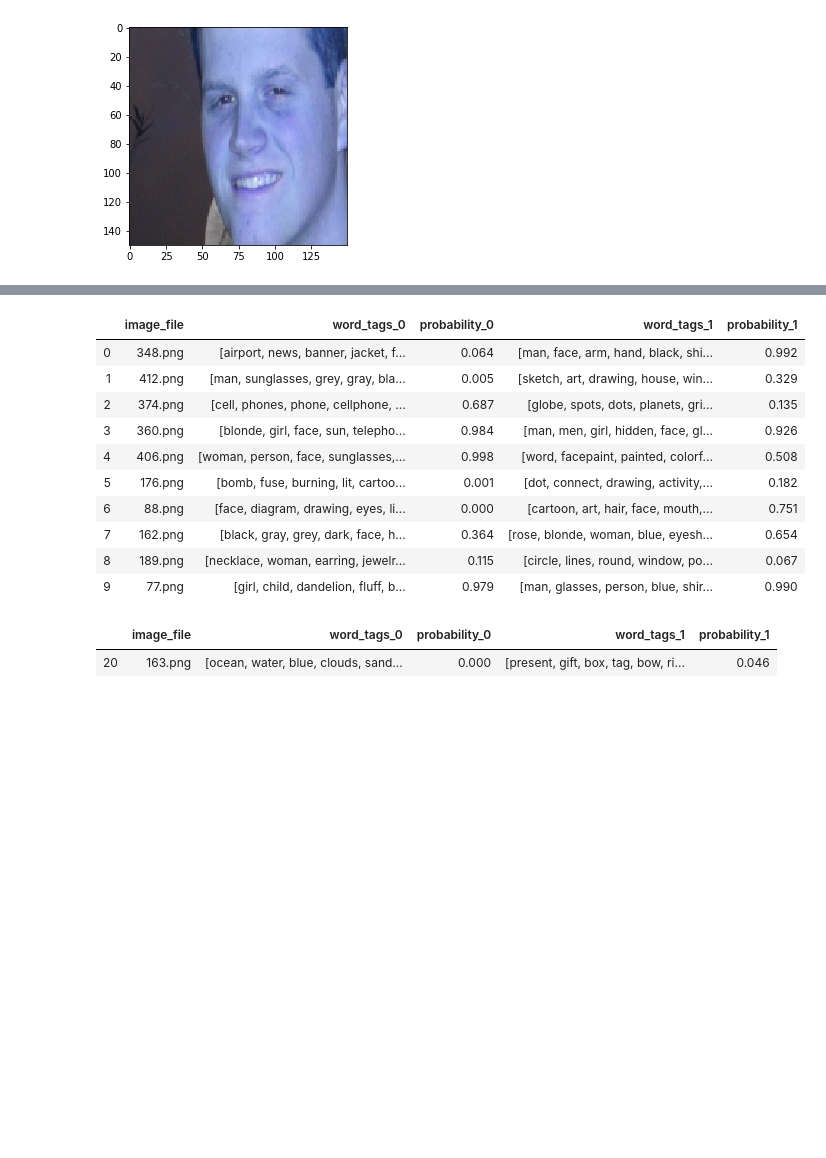
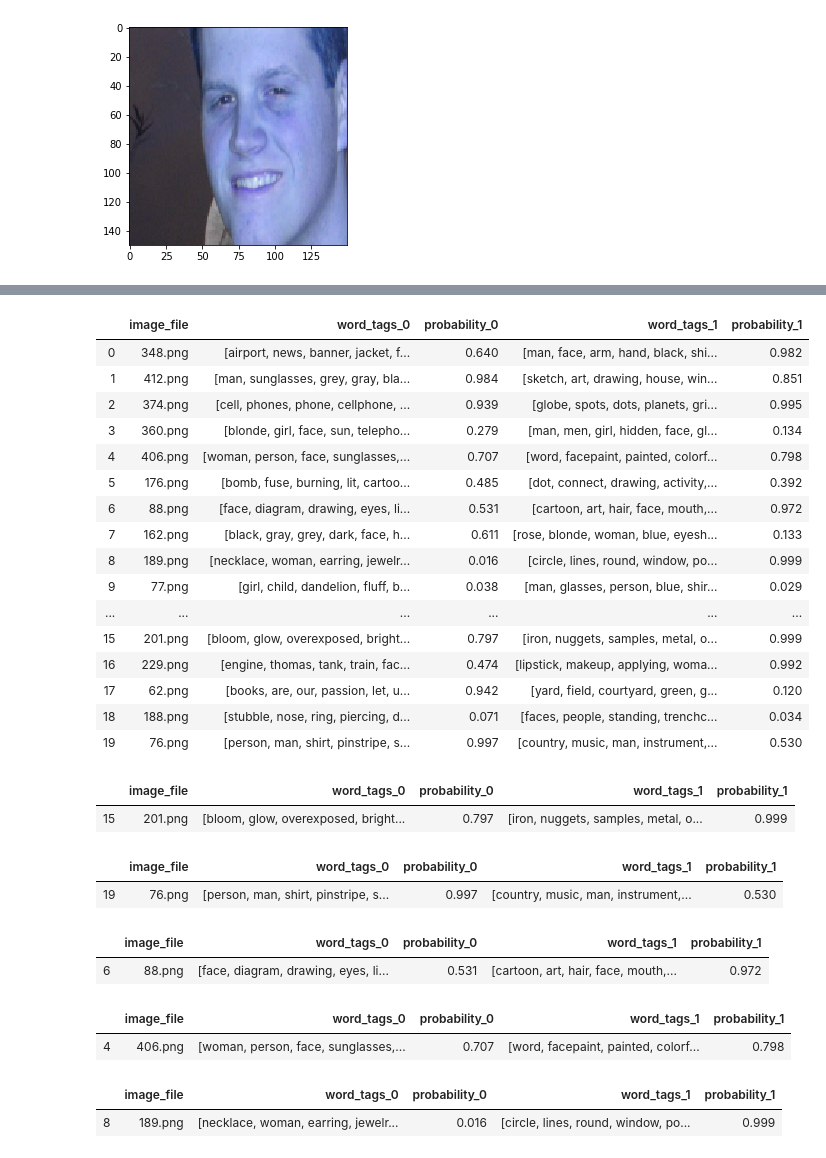
Before and after one commit to yzzhang/machine-learning, a Jupyter notebook: deep_learning/multi_input_transfer_learning/multi-input-models.ipynb, the cells around one changed output, grey strips where cells are left out. Saved outputs shown, nothing was run; the diff lists cells and outputs as text; code cells hidden in the pictures; blank space fills up the shorter version.

```diff
--- a/deep_learning/multi_input_transfer_learning/multi-input-models.ipynb
+++ b/deep_learning/multi_input_transfer_learning/multi-input-models.ipynb
@@ -507 +480,7 @@ y_predict_arr_2 = np.array(y_predict_2)
+# %%
+y_predict_0 = loaded_model.predict([X_image_test, X_tag_test_0])
+y_predict_1 = loaded_model.predict([X_image_test, X_tag_test_1])
+# %%
+y_predict_arr_0 = np.array(y_predict_0)
+y_predict_arr_1 = np.array(y_predict_1)
 # %%
@@ -572,5 +556,5 @@ word_tags_1
 # %%
-idx = 4 # idx 20 - 163.png
+idx = 20 # 163.png
 plt.imshow(X_image_test[idx])
 # %% [output]
 <matplotlib.image.AxesImage at 0x...>
@@ -617,27 +599,53 @@ testing_size = y_predict_arr_1.shape[0]
 for idx in range(testing_size):
     imgfile= test_image_label_df.iloc[idx]['image_file']
     predict_map['image_file'].append(imgfile)
-    predict_map['word_tags_0'].append(test_image_label_df.iloc[idx]['word_tags_1'])
-    predict_map['word_tags_1'].append(test_image_label_df.iloc[idx]['word_tags_2'])
-    predict_map['probability_0'].append('{0:.3f}'.format(float(y_predict_arr_1[idx][0])))
-    predict_map['probability_1'].append('{0:.3f}'.format(float(y_predict_arr_2[idx][0])))
+    predict_map['word_tags_0'].append(test_image_label_df.iloc[idx]['word_tags_0'])
+    predict_map['word_tags_1'].append(test_image_label_df.iloc[idx]['word_tags_1'])
+    predict_map['probability_0'].append('{0:.3f}'.format(float(y_predict_arr_0[idx][0])))
+    predict_map['probability_1'].append('{0:.3f}'.format(float(y_predict_arr_1[idx][0])))
 # %%
 predict_df = pd.DataFrame(predict_map)
-predict_df.head(10)
+predict_df.head(20)
 # %% [output]
 |  | image_file | word_tags_0 | probability_0 | word_tags_1 | probability_1 |
-| 0 | 348.png | [airport, news, banner, jacket, f... | 0.064 | [man, face, arm, hand, black, shi... | 0.992 |
-| 1 | 412.png | [man, sunglasses, grey, gray, bla... | 0.005 | [sketch, art, drawing, house, win... | 0.329 |
-| 2 | 374.png | [cell, phones, phone, cellphone, ... | 0.687 | [globe, spots, dots, planets, gri... | 0.135 |
-| 3 | 360.png | [blonde, girl, face, sun, telepho... | 0.984 | [man, men, girl, hidden, face, gl... | 0.926 |
-| 4 | 406.png | [woman, person, face, sunglasses,... | 0.998 | [word, facepaint, painted, colorf... | 0.508 |
-| 5 | 176.png | [bomb, fuse, burning, lit, cartoo... | 0.001 | [dot, connect, drawing, activity,... | 0.182 |
-| 6 | 88.png | [face, diagram, drawing, eyes, li... | 0.000 | [cartoon, art, hair, face, mouth,... | 0.751 |
-| 7 | 162.png | [black, gray, grey, dark, face, h... | 0.364 | [rose, blonde, woman, blue, eyesh... | 0.654 |
-| 8 | 189.png | [necklace, woman, earring, jewelr... | 0.115 | [circle, lines, round, window, po... | 0.067 |
-| 9 | 77.png | [girl, child, dandelion, fluff, b... | 0.979 | [man, glasses, person, blue, shir... | 0.990 |
+| 0 | 348.png | [airport, news, banner, jacket, f... | 0.640 | [man, face, arm, hand, black, shi... | 0.982 |
+| 1 | 412.png | [man, sunglasses, grey, gray, bla... | 0.984 | [sketch, art, drawing, house, win... | 0.851 |
+| 2 | 374.png | [cell, phones, phone, cellphone, ... | 0.939 | [globe, spots, dots, planets, gri... | 0.995 |
+| 3 | 360.png | [blonde, girl, face, sun, telepho... | 0.279 | [man, men, girl, hidden, face, gl... | 0.134 |
+| 4 | 406.png | [woman, person, face, sunglasses,... | 0.707 | [word, facepaint, painted, colorf... | 0.798 |
+| 5 | 176.png | [bomb, fuse, burning, lit, cartoo... | 0.485 | [dot, connect, drawing, activity,... | 0.392 |
+| 6 | 88.png | [face, diagram, drawing, eyes, li... | 0.531 | [cartoon, art, hair, face, mouth,... | 0.972 |
+| 7 | 162.png | [black, gray, grey, dark, face, h... | 0.611 | [rose, blonde, woman, blue, eyesh... | 0.133 |
+| 8 | 189.png | [necklace, woman, earring, jewelr... | 0.016 | [circle, lines, round, window, po... | 0.999 |
+| 9 | 77.png | [girl, child, dandelion, fluff, b... | 0.038 | [man, glasses, person, blue, shir... | 0.029 |
+| ... | ... | ... | ... | ... | ... |
+| 15 | 201.png | [bloom, glow, overexposed, bright... | 0.797 | [iron, nuggets, samples, metal, o... | 0.999 |
+| 16 | 229.png | [engine, thomas, tank, train, fac... | 0.474 | [lipstick, makeup, applying, woma... | 0.992 |
+| 17 | 62.png | [books, are, our, passion, let, u... | 0.942 | [yard, field, courtyard, green, g... | 0.120 |
+| 18 | 188.png | [stubble, nose, ring, piercing, d... | 0.071 | [faces, people, standing, trenchc... | 0.034 |
+| 19 | 76.png | [person, man, shirt, pinstripe, s... | 0.997 | [country, music, man, instrument,... | 0.530 |
 # %%
-predict_df[predict_df['image_file']=='163.png'][:]
+predict_df[predict_df['image_file']=='201.png'][:]
 # %% [output]
 |  | image_file | word_tags_0 | probability_0 | word_tags_1 | probability_1 |
-| 20 | 163.png | [ocean, water, blue, clouds, sand... | 0.000 | [present, gift, box, tag, bow, ri... | 0.046 |
+| 15 | 201.png | [bloom, glow, overexposed, bright... | 0.797 | [iron, nuggets, samples, metal, o... | 0.999 |
+# %%
+predict_df[predict_df['image_file']=='76.png'][:]
+# %% [output]
+|  | image_file | word_tags_0 | probability_0 | word_tags_1 | probability_1 |
+| 19 | 76.png | [person, man, shirt, pinstripe, s... | 0.997 | [country, music, man, instrument,... | 0.530 |
+# %%
+predict_df[predict_df['image_file']=='88.png'][:]
+# %% [output]
+|  | image_file | word_tags_0 | probability_0 | word_tags_1 | probability_1 |
+| 6 | 88.png | [face, diagram, drawing, eyes, li... | 0.531 | [cartoon, art, hair, face, mouth,... | 0.972 |
+# %%
+predict_df[predict_df['image_file']=='406.png'][:]
+# %% [output]
+|  | image_file | word_tags_0 | probability_0 | word_tags_1 | probability_1 |
+| 4 | 406.png | [woman, person, face, sunglasses,... | 0.707 | [word, facepaint, painted, colorf... | 0.798 |
+# %%
+predict_df[predict_df['image_file']=='189.png'][:]
+# %% [output]
+|  | image_file | word_tags_0 | probability_0 | word_tags_1 | probability_1 |
+| 8 | 189.png | [necklace, woman, earring, jewelr... | 0.016 | [circle, lines, round, window, po... | 0.999 |
```
Also changed, not shown: parts of 52 cells of this notebook.
